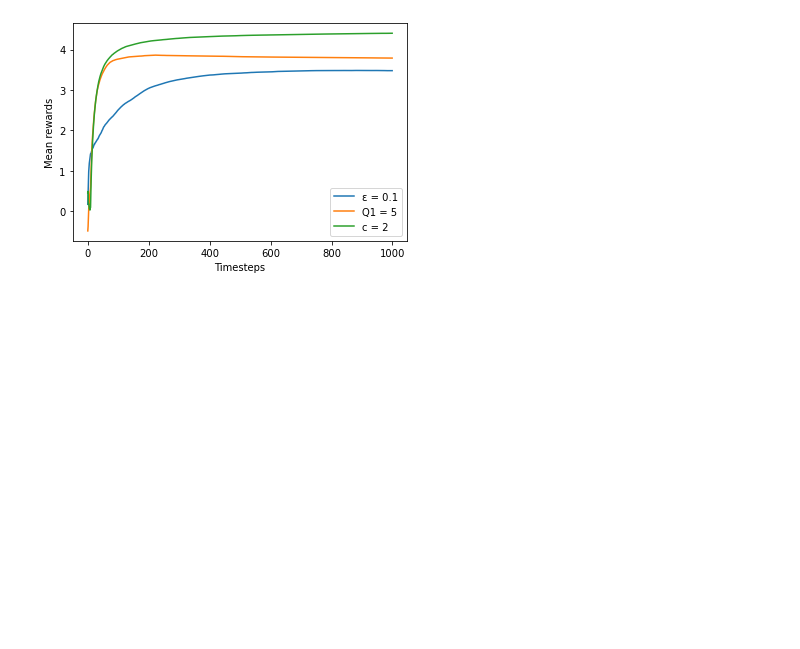
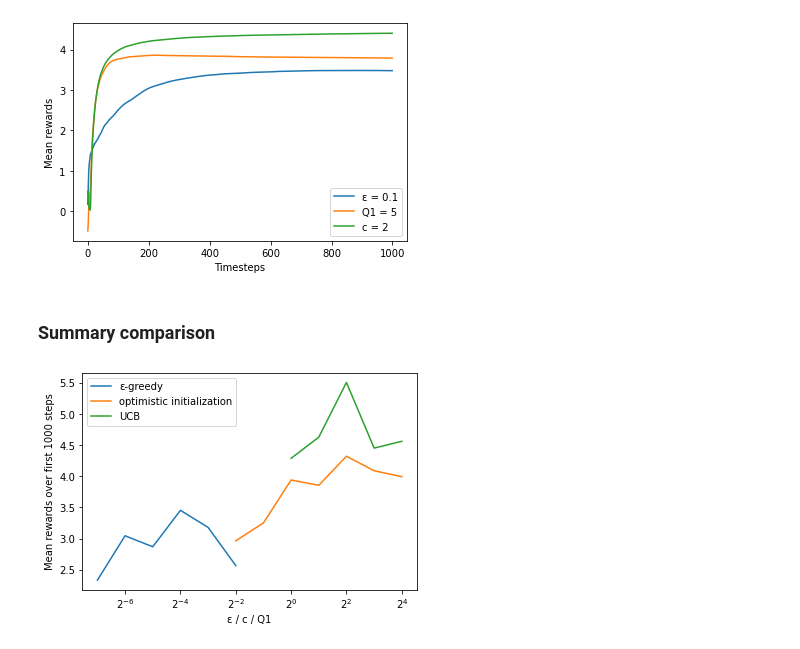
Before and after one commit to mamello-justice/reinforcement-learning-labs, a Jupyter notebook: work/MAB Exercise.ipynb, the cells around one changed output. Cells and saved outputs as stored; diff of their text form; code cells hidden in the pictures; blank space fills up the shorter version.

```diff
--- a/work/MAB Exercise.ipynb
+++ b/work/MAB Exercise.ipynb
@@ -144,3 +157,60 @@ plt.legend()
 plt.show()
 # %% [output]
 [figure]
+# %% [markdown]
+### Summary comparison
+# %%
+runs = 100
+iterations = 1000
+
+epsilon_greedy_results = []
+epsilon_greedy_x = []
+for exp in range(-7, -1):
+    e = 2 ** exp
+
+    means = []
+    for r in range(runs):
+        eg = EpsilonGreedy(arms = 10, epsilon = e)
+        means.append(eg.run_experiment(iterations)[-1])
+
+    epsilon_greedy_results.append(np.mean(means))
+    epsilon_greedy_x.append(e)
+
+optimistic_init_results = []
+optimistic_init_x = []
+for exp in range(-2, 5):
+    q = 2 ** exp
+
+    means = []
+    for r in range(runs):
+        eg = EpsilonGreedy(arms = 10, epsilon = 0, q1 = q)
+        means.append(eg.run_experiment(iterations)[-1])
+
+    optimistic_init_results.append(np.mean(means))
+    optimistic_init_x.append(q)
+
+ucb_results = []
+ucb_x = []
+for exp in range(0, 5):
+    c = 2 ** exp
+
+    means = []
+    for r in range(runs):
+        ucb = UCB(arms = 10, c = c)
+        means.append(ucb.run_experiment(iterations)[-1])
+
+    ucb_results.append(np.mean(means))
+    ucb_x.append(c)
+
+plt.plot(epsilon_greedy_x, epsilon_greedy_results, label = 'ε-greedy')
+plt.plot(optimistic_init_x, optimistic_init_results, label = 'optimistic initialization')
+plt.plot(ucb_x, ucb_results, label = 'UCB')
+
+plt.ylabel('Mean rewards over first 1000 steps')
+plt.xlabel('ε / c / Q1')
+plt.xscale('log', base=2)
+
+plt.legend()
+plt.show()
+# %% [output]
+[figure, added]
```
Also changed, not shown: parts of 4 cells of this notebook.
